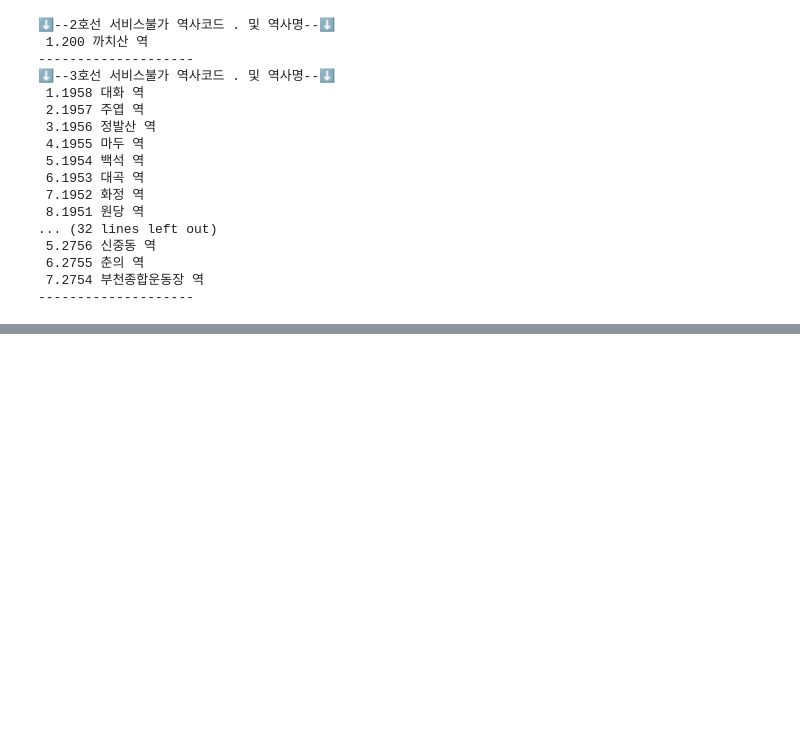
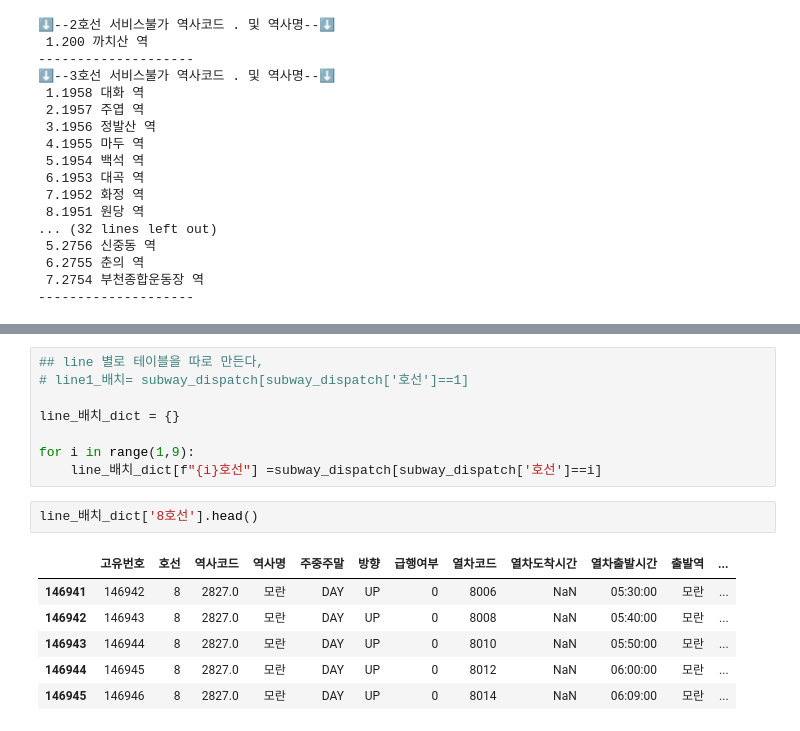
Before and after one commit to rhkddud0310/HaruSijack, a Jupyter notebook: DataAnalysis/06.데이터신뢰성 판단.ipynb, the cells around one changed output, grey strips where cells are left out. Drawn from its saved outputs; the diff is of its cells as text; blank space fills up the shorter version.

```diff
--- a/DataAnalysis/06.데이터신뢰성 판단.ipynb
+++ b/DataAnalysis/06.데이터신뢰성 판단.ipynb
@@ -114,0 +98,17 @@ array(['석남', '산곡', '부평구청', '굴포천', '삼산체육관', '상
+# %%
+## line 별로 테이블을 따로 만든다,
+# line1_배치= subway_dispatch[subway_dispatch['호선']==1]
+
+line_배치_dict = {}
+
+for i in range(1,9):
+    line_배치_dict[f"{i}호선"] =subway_dispatch[subway_dispatch['호선']==i]
+# %%
+line_배치_dict['8호선'].head()
+# %% [output]
+|  | 고유번호 | 호선 | 역사코드 | 역사명 | 주중주말 | 방향 | 급행여부 | 열차코드 | 열차도착시간 | 열차출발시간 | 출발역 | ... |
+| 146941 | 146942 | 8 | 2827.0 | 모란 | DAY | UP | 0 | 8006 | NaN | 05:30:00 | 모란 | ... |
+| 146942 | 146943 | 8 | 2827.0 | 모란 | DAY | UP | 0 | 8008 | NaN | 05:40:00 | 모란 | ... |
+| 146943 | 146944 | 8 | 2827.0 | 모란 | DAY | UP | 0 | 8010 | NaN | 05:50:00 | 모란 | ... |
+| 146944 | 146945 | 8 | 2827.0 | 모란 | DAY | UP | 0 | 8012 | NaN | 06:00:00 | 모란 | ... |
+| 146945 | 146946 | 8 | 2827.0 | 모란 | DAY | UP | 0 | 8014 | NaN | 06:09:00 | 모란 | ... |
```
Also changed, not shown: parts of 5 cells of this notebook, 10 other files.
